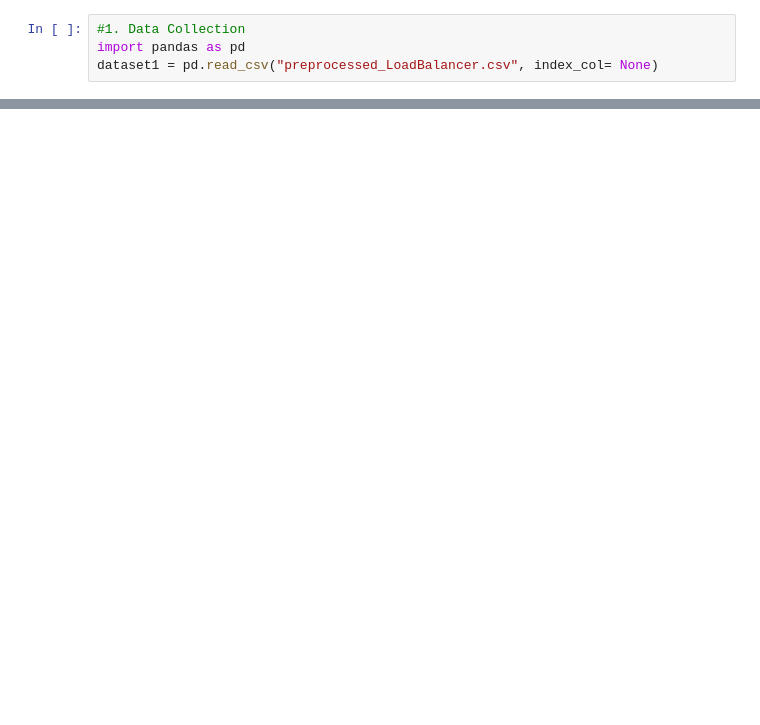
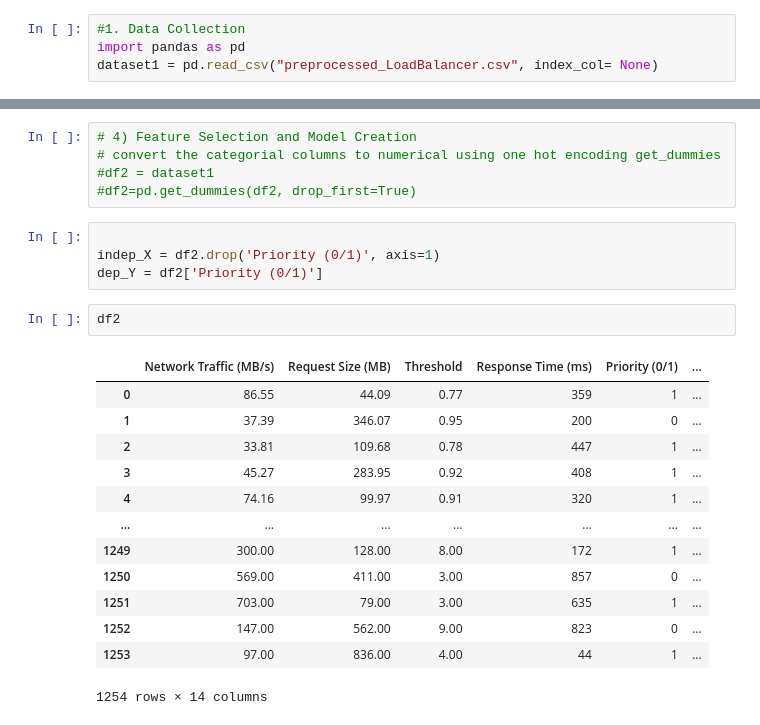
Before and after one commit to GeekPri/3.Feature-Selection-and-Model-Creation_Load-Balancer, a Jupyter notebook: FeatureSelection(Only)_ModelCreation_LoadBalancer.ipynb, the cells around one changed output, grey strips where cells are left out. Drawn from its saved outputs; the diff is of its cells as text; blank space fills up the shorter version.

```diff
--- a/FeatureSelection(Only)_ModelCreation_LoadBalancer.ipynb
+++ b/FeatureSelection(Only)_ModelCreation_LoadBalancer.ipynb
@@ -27,0 +74,25 @@ dep_Y = df2['Priority']
+# %%
+# 4) Feature Selection and Model Creation
+# convert the categorial columns to numerical using one hot encoding get_dummies
+#df2 = dataset1
+#df2=pd.get_dummies(df2, drop_first=True)
+# %%
+
+indep_X = df2.drop('Priority (0/1)', axis=1)
+dep_Y = df2['Priority (0/1)']
+# %%
+df2
+# %% [output]
+|  | Network Traffic (MB/s) | Request Size (MB) | Threshold | Response Time (ms) | Priority (0/1) | ... |
+| 0 | 86.55 | 44.09 | 0.77 | 359 | 1 | ... |
+| 1 | 37.39 | 346.07 | 0.95 | 200 | 0 | ... |
+| 2 | 33.81 | 109.68 | 0.78 | 447 | 1 | ... |
+| 3 | 45.27 | 283.95 | 0.92 | 408 | 1 | ... |
+| 4 | 74.16 | 99.97 | 0.91 | 320 | 1 | ... |
+| ... | ... | ... | ... | ... | ... | ... |
+| 1249 | 300.00 | 128.00 | 8.00 | 172 | 1 | ... |
+| 1250 | 569.00 | 411.00 | 3.00 | 857 | 0 | ... |
+| 1251 | 703.00 | 79.00 | 3.00 | 635 | 1 | ... |
+| 1252 | 147.00 | 562.00 | 9.00 | 823 | 0 | ... |
+| 1253 | 97.00 | 836.00 | 4.00 | 44 | 1 | ... |
+1254 rows × 14 columns
```
Also changed, not shown: parts of 29 cells of this notebook, 1 other file.
